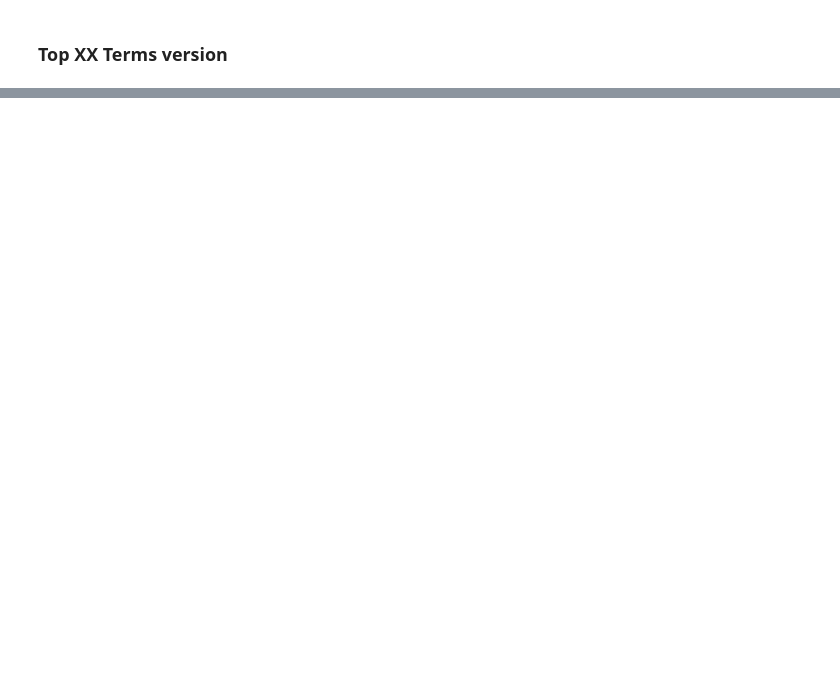
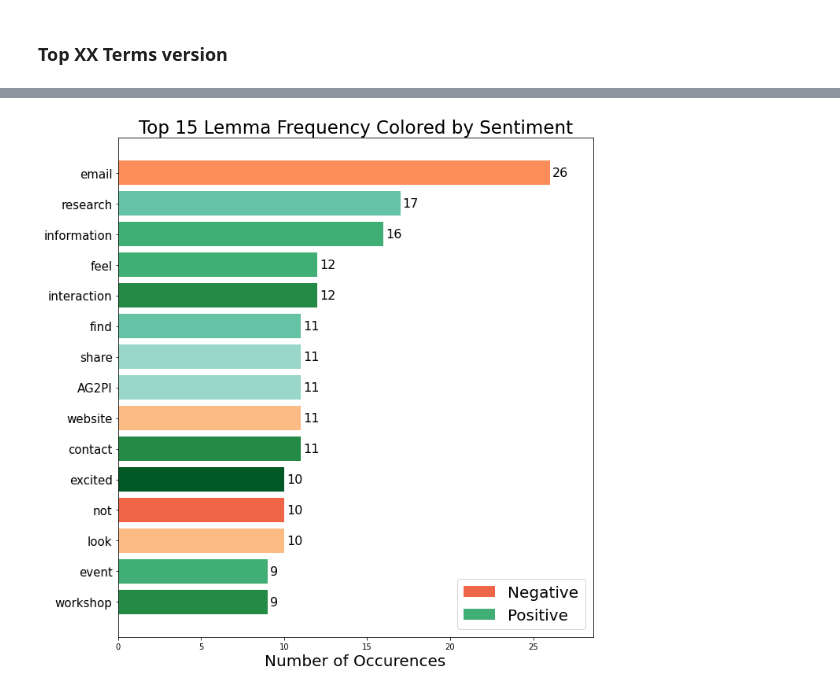
Before and after one commit to blitt2018/PSCExploratoryNLP, a Jupyter notebook: polishedCodeFigs.ipynb, the cells around one changed output, grey strips where cells are left out. Drawn from its saved outputs; the diff is of its cells as text; code cells hidden in the pictures; blank space fills up the shorter version.

```diff
--- a/polishedCodeFigs.ipynb
+++ b/polishedCodeFigs.ipynb
@@ -257,0 +287,27 @@ max values array: [5 5 5 5 5 5]
+# %%
+#get lemmas split by values in the Touchpoint column
+#get top 15 lemmas and their num of occurences
+freqDict = doc.getTopFew(doc.importantLemmas, 15)
+
+#now find phrases corresponding to these terms
+#first pull apart dictionary
+sortedLists = doc.unZipFreqDict(freqDict)
+freqKeys, freqVals = sortedLists
+
+#now grab all spans that contain freqKeys
+wordSpanDict = doc.getWordSpans(freqKeys)
+
+#get a dictionary of word -> avg sent of spans containing word
+wordSpanSents = doc.getWordSpanSent(wordSpanDict)
+
+ax = doc.FreqSentBarChart(freqDict, wordSpanSents)
+
+#START OF STYLING BY USER
+ax.set_title("Top 15 Lemma Frequency Colored by Sentiment", size=23)
+ax.set_xlabel("Number of Occurences", size=20)
+ax.tick_params(axis="y", labelsize=15)
+plt.rcParams["legend.fontsize"] = 20
+plt.tight_layout()
+#plt.savefig("/home/blitt/Academic/PSC/NLPPipelines/AG2PIAnalytics/mockups/topTenSentiment.jpg")
+# %% [output]
+[figure, added]
```
Also changed, not shown: parts of 25 cells of this notebook, 1 other file.
